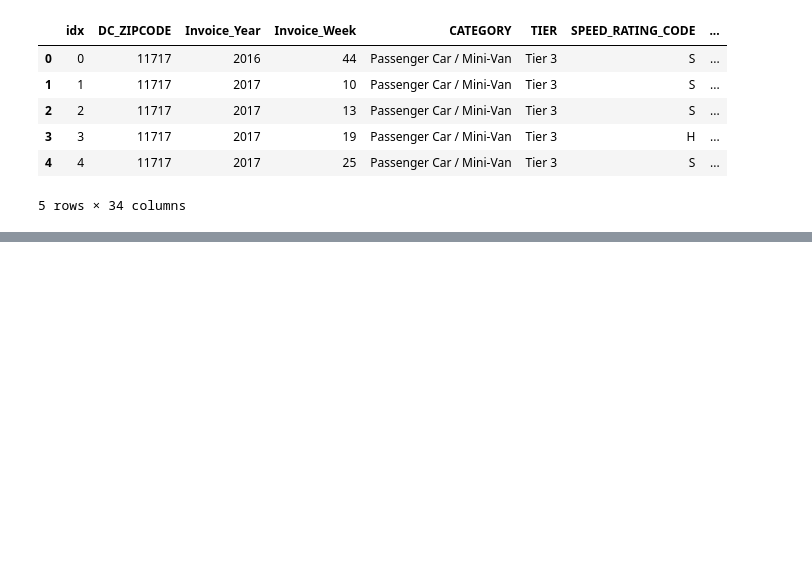
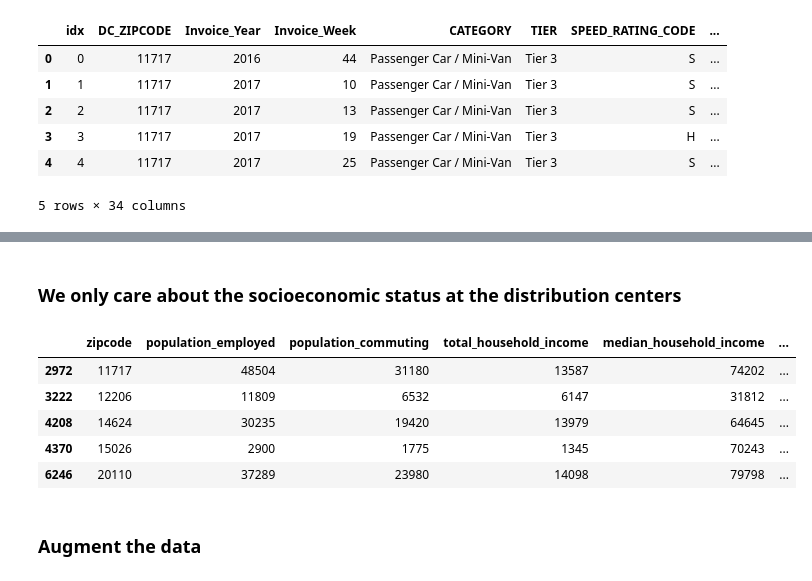
Before and after one commit to thejosephallen/rtw19-hacks, a Jupyter notebook: hackathon-packet/rtw_augment_data.ipynb, the cells around one changed output, grey strips where cells are left out. Drawn from its saved outputs; the diff is of its cells as text; code cells hidden in the pictures; blank space fills up the shorter version.

```diff
--- a/hackathon-packet/rtw_population_clean.ipynb
+++ b/hackathon-packet/rtw_augment_data.ipynb
@@ -94,0 +119,14 @@ X_train.head()
+# %% [markdown]
+### We only care about the socioeconomic status at the distribution centers
+# %%
+atd_incomes = incomes[incomes["zipcode"].isin(zipcodes)]
+atd_incomes.head()
+# %% [output]
+|  | zipcode | population_employed | population_commuting | total_household_income | median_household_income | ... |
+| 2972 | 11717 | 48504 | 31180 | 13587 | 74202 | ... |
+| 3222 | 12206 | 11809 | 6532 | 6147 | 31812 | ... |
+| 4208 | 14624 | 30235 | 19420 | 13979 | 64645 | ... |
+| 4370 | 15026 | 2900 | 1775 | 1345 | 70243 | ... |
+| 6246 | 20110 | 37289 | 23980 | 14098 | 79798 | ... |
+# %% [markdown]
+### Augment the data
```
Also changed, not shown: parts of 19 cells of this notebook, 2 other files.
